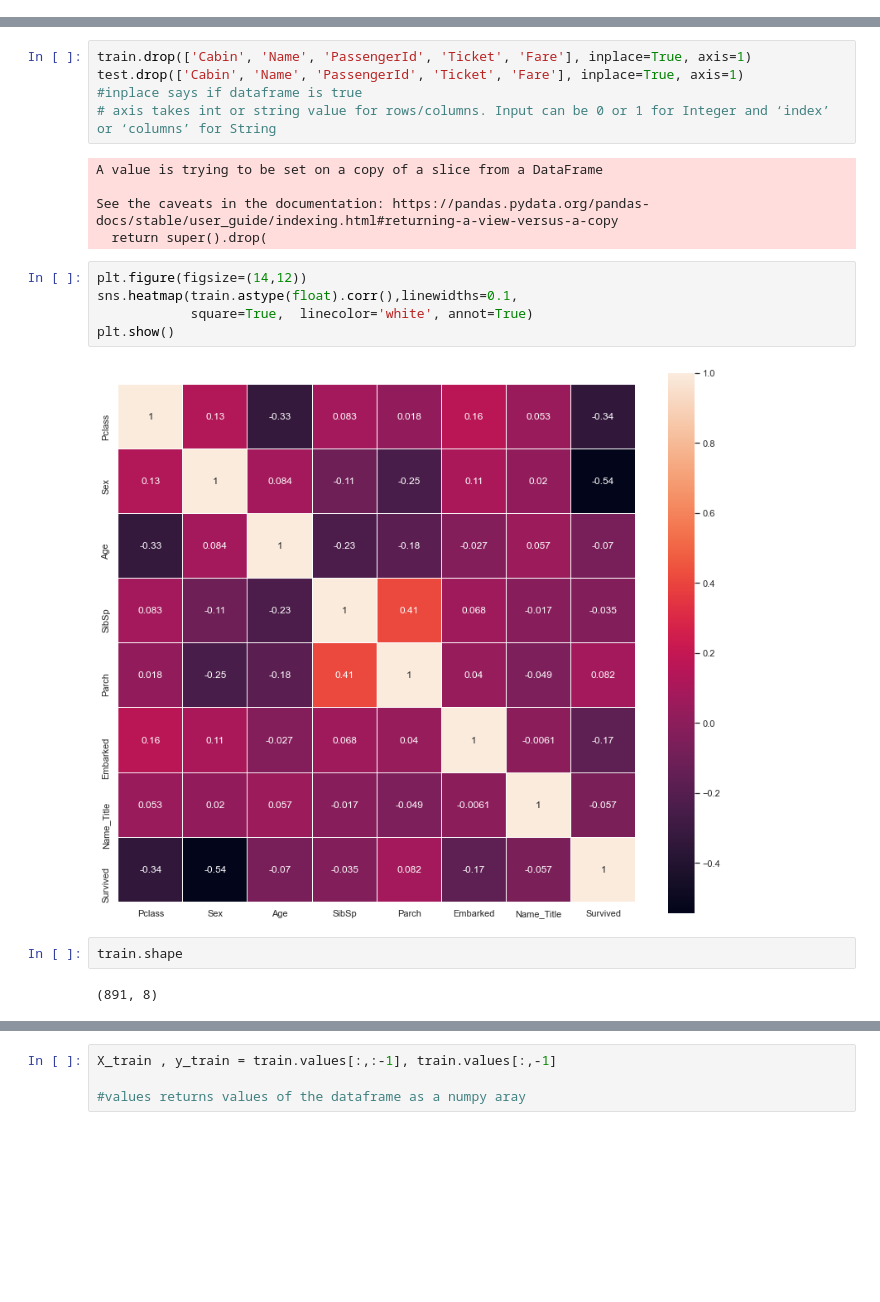
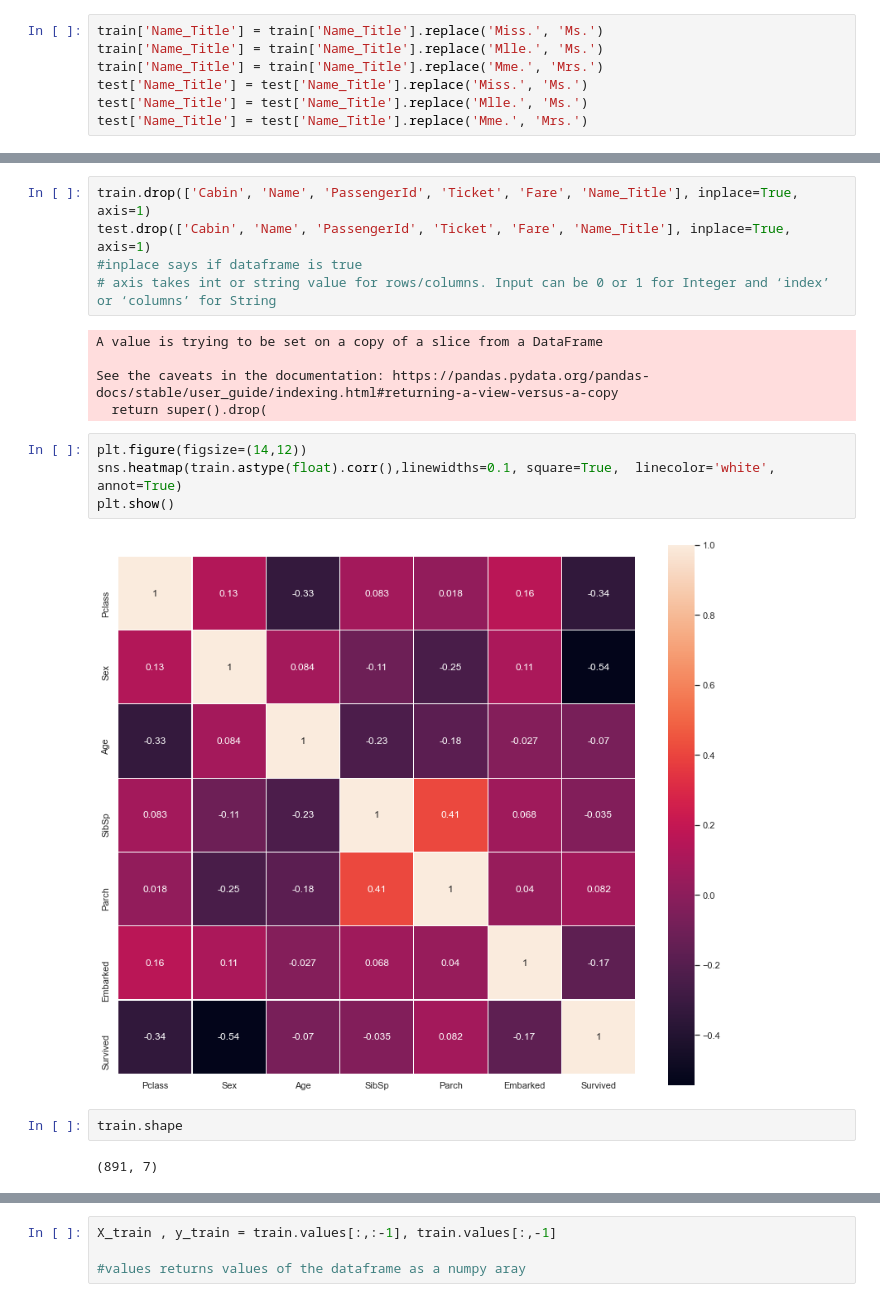
Before and after one commit to PriyaShrinithi/Titanic, a Jupyter notebook: Titanic.ipynb, the cells around one changed output, grey strips where cells are left out. Cells and saved outputs as stored; diff of their text form; blank space fills up the shorter version.

```diff
--- a/Titanic.ipynb
+++ b/Titanic.ipynb
@@ -501,3 +411,10 @@ unique     17
 top       Mr.
 freq      517
 Name: Name_Title, dtype: object
+# %%
+train['Name_Title'] = train['Name_Title'].replace('Miss.', 'Ms.')
+train['Name_Title'] = train['Name_Title'].replace('Mlle.', 'Ms.')
+train['Name_Title'] = train['Name_Title'].replace('Mme.', 'Mrs.')
+test['Name_Title'] = test['Name_Title'].replace('Miss.', 'Ms.')
+test['Name_Title'] = test['Name_Title'].replace('Mlle.', 'Ms.')
+test['Name_Title'] = test['Name_Title'].replace('Mme.', 'Mrs.')
@@ -696,8 +602,8 @@ Index(['PassengerId', 'Pclass', 'Name', 'Sex', 'Age', 'SibSp', 'Parch',
        'Ticket', 'Fare', 'Cabin', 'Embarked', 'Name_Title', 'Survived'],
       dtype='object')
 # %%
-train.drop(['Cabin', 'Name', 'PassengerId', 'Ticket', 'Fare'], inplace=True, axis=1)
-test.drop(['Cabin', 'Name', 'PassengerId', 'Ticket', 'Fare'], inplace=True, axis=1)
+train.drop(['Cabin', 'Name', 'PassengerId', 'Ticket', 'Fare', 'Name_Title'], inplace=True, axis=1)
+test.drop(['Cabin', 'Name', 'PassengerId', 'Ticket', 'Fare', 'Name_Title'], inplace=True, axis=1)
 #inplace says if dataframe is true
 # axis takes int or string value for rows/columns. Input can be 0 or 1 for Integer and ‘index’ or ‘columns’ for String
 # %% [output]
@@ -707,15 +613,14 @@ See the caveats in the documentation: https://pandas.pydata.org/pandas-docs/stab
   return super().drop(
 # %%
 plt.figure(figsize=(14,12))
-sns.heatmap(train.astype(float).corr(),linewidths=0.1,
-            square=True,  linecolor='white', annot=True)
+sns.heatmap(train.astype(float).corr(),linewidths=0.1, square=True,  linecolor='white', annot=True)
 plt.show()
 # %% [output]
-[figure, old version]
+[figure, new version]
 # %%
 train.shape
 # %% [output]
-(891, 8)
+(891, 7)
 # %%
 print(train.columns)
 print(test.columns)
```
Also changed, not shown: parts of 52 cells of this notebook.
